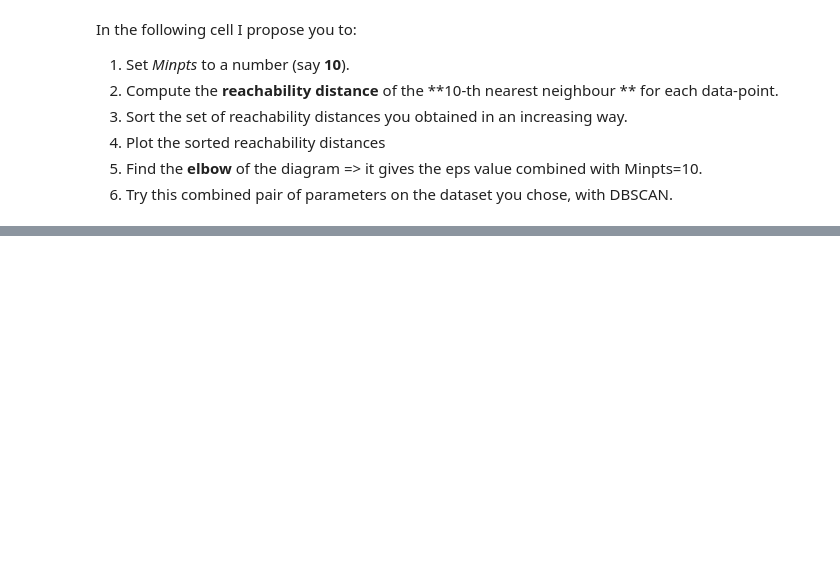
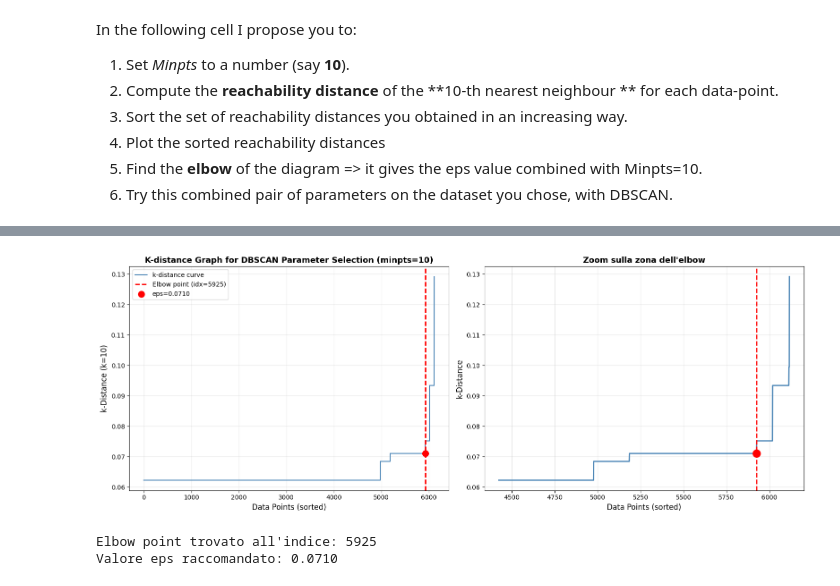
Before and after one commit to RaffaeleMelluso/AAUT, a Jupyter notebook: LAB_MEO/clustering/clustering_aa_25_26.ipynb, the cells around one changed output, grey strips where cells are left out. Cells and saved outputs as stored; diff of their text form; code cells hidden in the pictures; blank space fills up the shorter version.

```diff
--- a/LAB_MEO/clustering/clustering_aa_25_26.ipynb
+++ b/LAB_MEO/clustering/clustering_aa_25_26.ipynb
@@ -450,3 +396,81 @@ Recommended eps value: 0.0995
+# %%
+from sklearn.neighbors import NearestNeighbors
+from sklearn.preprocessing import StandardScaler
+
+#ancora, scaliamo i dati per DBSCAN, che è sensibile alle scale delle feature
+# come buona pratica, non è obbligatorio, ma aiuta a ottenere risultati migliori
+data2_scaled = StandardScaler().fit_transform(dataset2)
+
+minpts = 10
+nbrs = NearestNeighbors(n_neighbors=minpts).fit(data2_scaled)
+distances, _ = nbrs.kneighbors(data2_scaled)
+k_dist = np.sort(distances[:, -1])
+
+#Trova l'elbow point con il metodo della distanza dalla linea
+#Questo metodo trova il punto piu' distante dalla linea retta che connette
+#il primo e l'ultimo punto della curva (cioe' dove la curva "piega" di piu')
+def trova_elbow_point(y_values, start=0):
+    #Trova il punto della curva piu' distante dalla linea retta
+    n = len(y_values)
+    #Definisce la linea retta tra primo e ultimo punto
+    p1 = np.array([start, y_values[0]])
+    p2 = np.array([start + n - 1, y_values[-1]])
+
+    #Calcola la distanza di ogni punto dalla linea
+    distanze = []
+    line_vec = p2 - p1  #vettore della linea
+    line_len = np.linalg.norm(line_vec)  #lunghezza della linea
+
+    for i in range(n):
+        punto = np.array([start + i, y_values[i]])
+        point_vec = punto - p1
+        #Formula della distanza punto-linea in 2D (prodotto vettoriale come scalare)
+        cross_prod = line_vec[0] * point_vec[1] - line_vec[1] * point_vec[0]
+        dist = abs(cross_prod) / line_len
+        distanze.append(dist)
+
+    return np.argmax(distanze)
+
+#Applica il metodo partendo dal punto 1000 per evitare rumore iniziale
+start_idx = 1000
+elbow_idx_relativo = trova_elbow_point(k_dist[start_idx:], start_idx)
+elbow_idx = elbow_idx_relativo + start_idx
+eps_optimal = k_dist[elbow_idx]
+
+#Visualizza il grafico con l'elbow point individuato
+fig, axes = plt.subplots(1, 2, figsize=(16, 6))
+
+#Subplot 1: K-distance plot completo con elbow
+axes[0].plot(k_dist, linewidth=1.5, color='steelblue', label='k-distance curve')
+axes[0].axvline(x=elbow_idx, color='red', linestyle='--', linewidth=2, label=f'Elbow point (idx={elbow_idx})')
+axes[0].scatter([elbow_idx], [eps_optimal], color='red', s=100, zorder=5, label=f'eps={eps_optimal:.4f}')
+axes[0].set_xlabel('Data Points (sorted)', fontsize=12)
+axes[0].set_ylabel('k-Distance (k=10)', fontsize=12)
+axes[0].set_title('K-distance Graph for DBSCAN Parameter Selection (minpts=10)', fontsize=13, fontweight='bold')
+axes[0].legend(fontsize=10)
+axes[0].grid(True, alpha=0.3)
+
+#Subplot 2: Zoom sulla zona dell'elbow
+zoom_range = 1500
+zoom_start = max(0, elbow_idx - zoom_range)
+zoom_end = min(len(k_dist), elbow_idx + zoom_range)
+axes[1].plot(range(zoom_start, zoom_end), k_dist[zoom_start:zoom_end], linewidth=2, color='steelblue')
+axes[1].axvline(x=elbow_idx, color='red', linestyle='--', linewidth=2)
+axes[1].scatter([elbow_idx], [eps_optimal], color='red', s=150, zorder=5)
+axes[1].set_xlabel('Data Points (sorted)', fontsize=12)
+axes[1].set_ylabel('k-Distance', fontsize=12)
+axes[1].set_title('Zoom sulla zona dell\'elbow', fontsize=13, fontweight='bold')
+axes[1].grid(True, alpha=0.3)
+
+plt.tight_layout()
+plt.show()
+
+print(f"Elbow point trovato all'indice: {elbow_idx}")
+print(f"Valore eps raccomandato: {eps_optimal:.4f}")
+# %% [output]
+[figure, added]
+Elbow point trovato all'indice: 5925
+Valore eps raccomandato: 0.0710
 # %%
 from sklearn.cluster import DBSCAN
 
```
Also changed, not shown: parts of 2 cells of this notebook.
